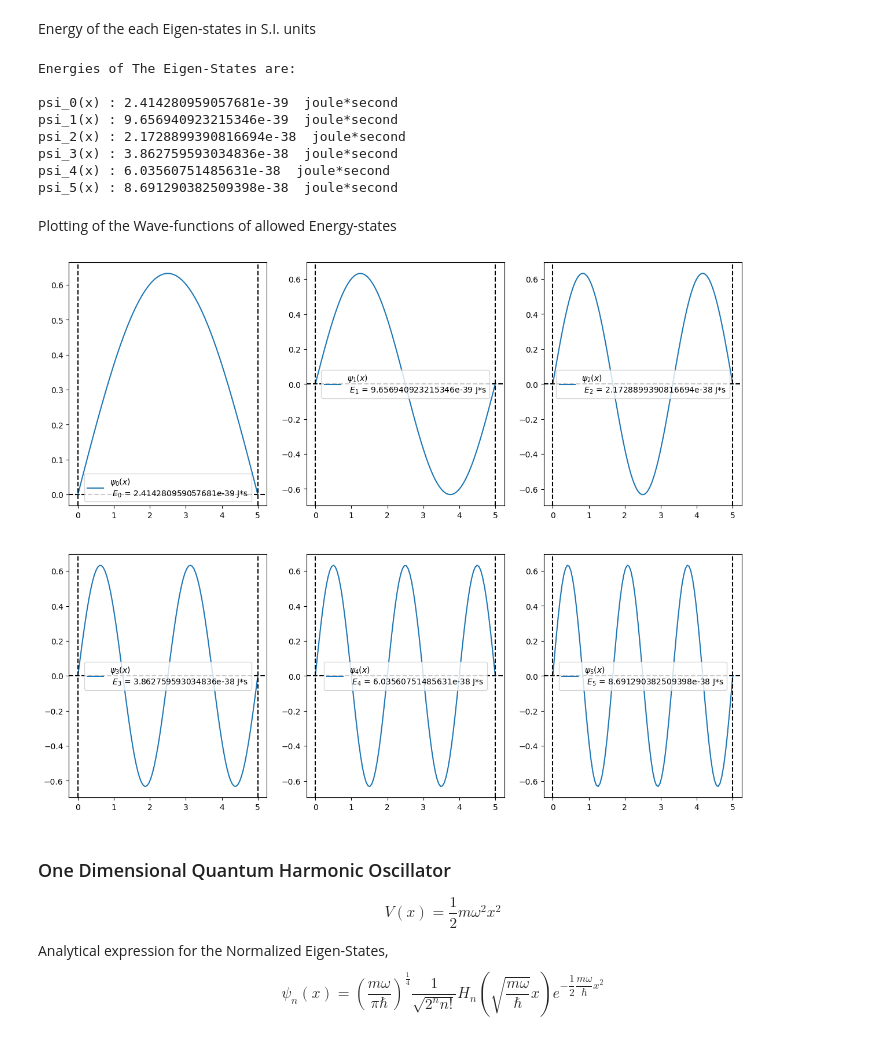
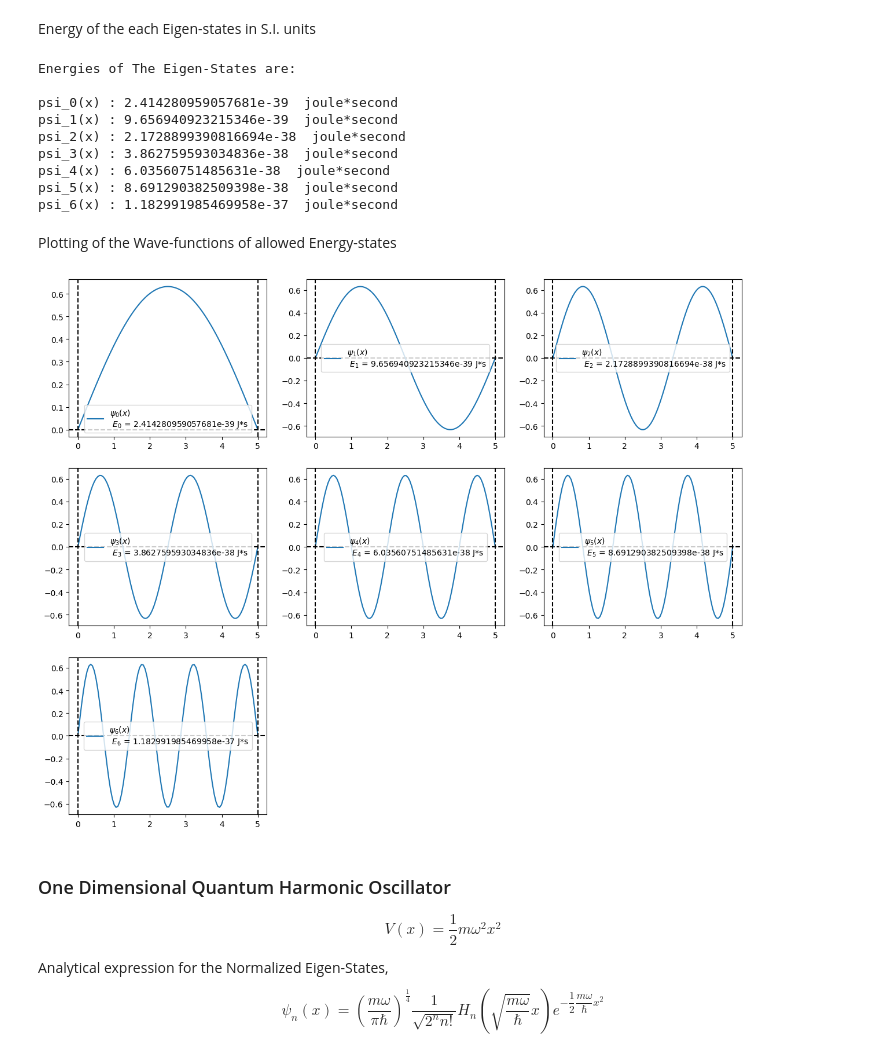
Before and after one commit to Shravan1729/Programming, a Jupyter notebook: Python/Sem-4/CC-10 (Quantum Mechanics)/Time independent Schrodinger Equation/Shooting Methods.ipynb, the cells around one changed output. Cells and saved outputs as stored; diff of their text form; code cells hidden in the pictures.

```diff
--- a/Python/Sem-4/CC-10 (Quantum Mechanics)/Time independent Schrodinger Equation/Shooting Methods.ipynb
+++ b/Python/Sem-4/CC-10 (Quantum Mechanics)/Time independent Schrodinger Equation/Shooting Methods.ipynb
@@ -81,8 +81,8 @@ for i in range(1,len(energies)):
     if shoot(e1)*shoot(e2)<0:   #if the function crosses the X axis between e1 and e2 then the function will switch sign in between
         Roots.append([e1,e2])   #adding the intervals to the array
 Roots = np.array(Roots)
+n = np.shape(Roots)[0]          #Number of eigen-states to be displayed
 # %%
-n = 6          #Number of eigen-states to be displayed
 eps = np.zeros(n)   #Array for the energy eigen values
 for i in range(n):
     eps[i] = bisect(shoot,Roots[i][0], Roots[i][1])     #Finding the energy of the Eigen-states from the basic assumptions using Bisection technique
@@ -120,22 +120,26 @@ psi_2(x) : 2.1728899390816694e-38  joule*second
 psi_3(x) : 3.862759593034836e-38  joule*second
 psi_4(x) : 6.03560751485631e-38  joule*second
 psi_5(x) : 8.691290382509398e-38  joule*second
+psi_6(x) : 1.182991985469958e-37  joule*second
 # %% [markdown]
 Plotting of the Wave-functions of allowed Energy-states
 # %%
 plt.figure(figsize=(15,12))
 plt.xlabel(r'$X$')
 plt.ylabel(r'$\psi(x)$')
 for i in range(n):
-    plt.subplot(2,3,i+1)
+    if n/3 > n//3:
+        row = n//3 + 1
+    else: row = int(n/3)
+    plt.subplot(row,3,i+1)
     plt.axhline(linestyle = 'dashed', color= 'black')
     plt.plot(X,Psi[i,:],label="$\psi_{}(x)$ \n $E_{}$ = {} J*s".format(i,i,E_n[i]))
     plt.axvline(x=0,color = 'black',linestyle ="dashed")
     plt.axvline(x=length,color = 'black',linestyle = "dashed")
     plt.legend(loc='best')
 plt.show()
 # %% [output]
-[figure, old version]
+[figure, new version]
 # %% [markdown]
 ### One Dimensional Quantum Harmonic Oscillator
 
```
Also changed, not shown: parts of 3 cells of this notebook, 1 other file.
